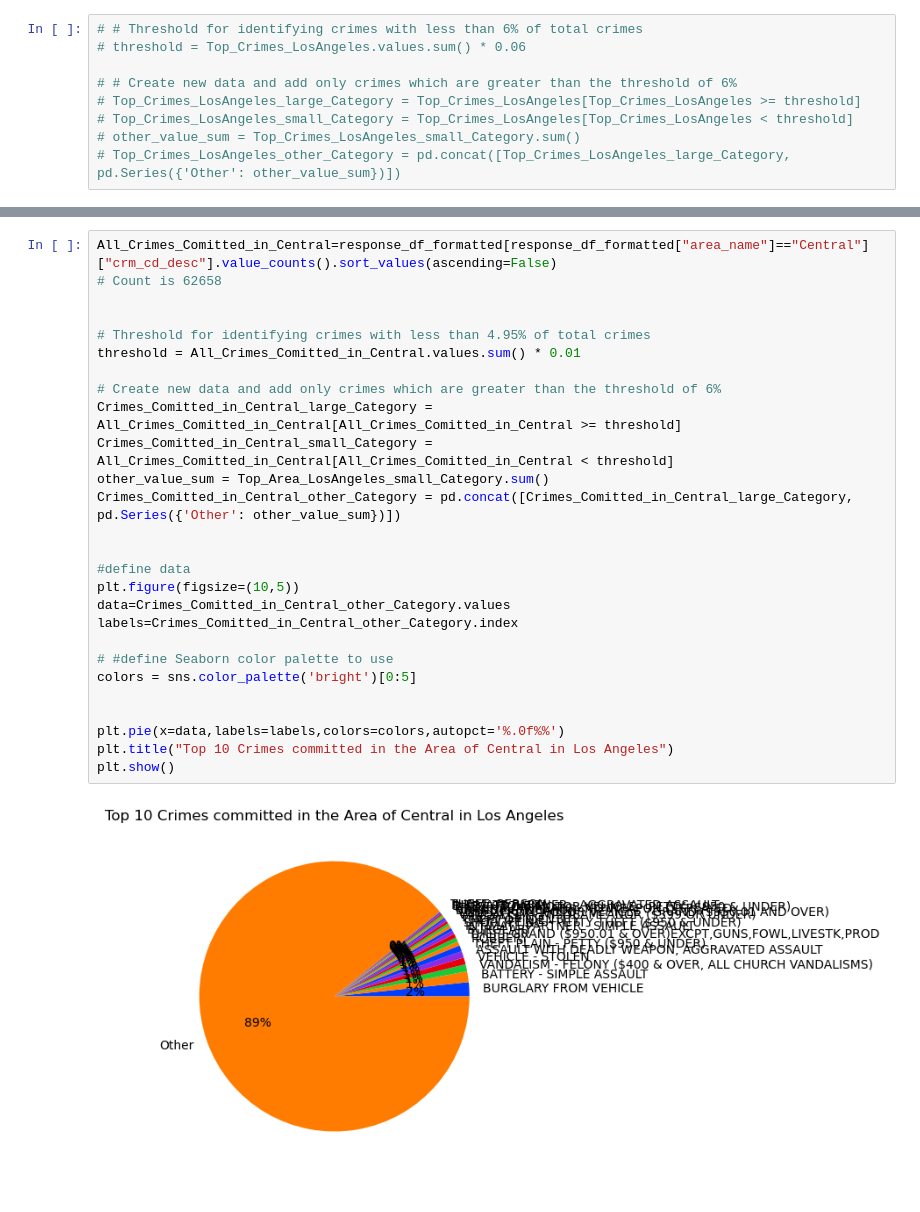
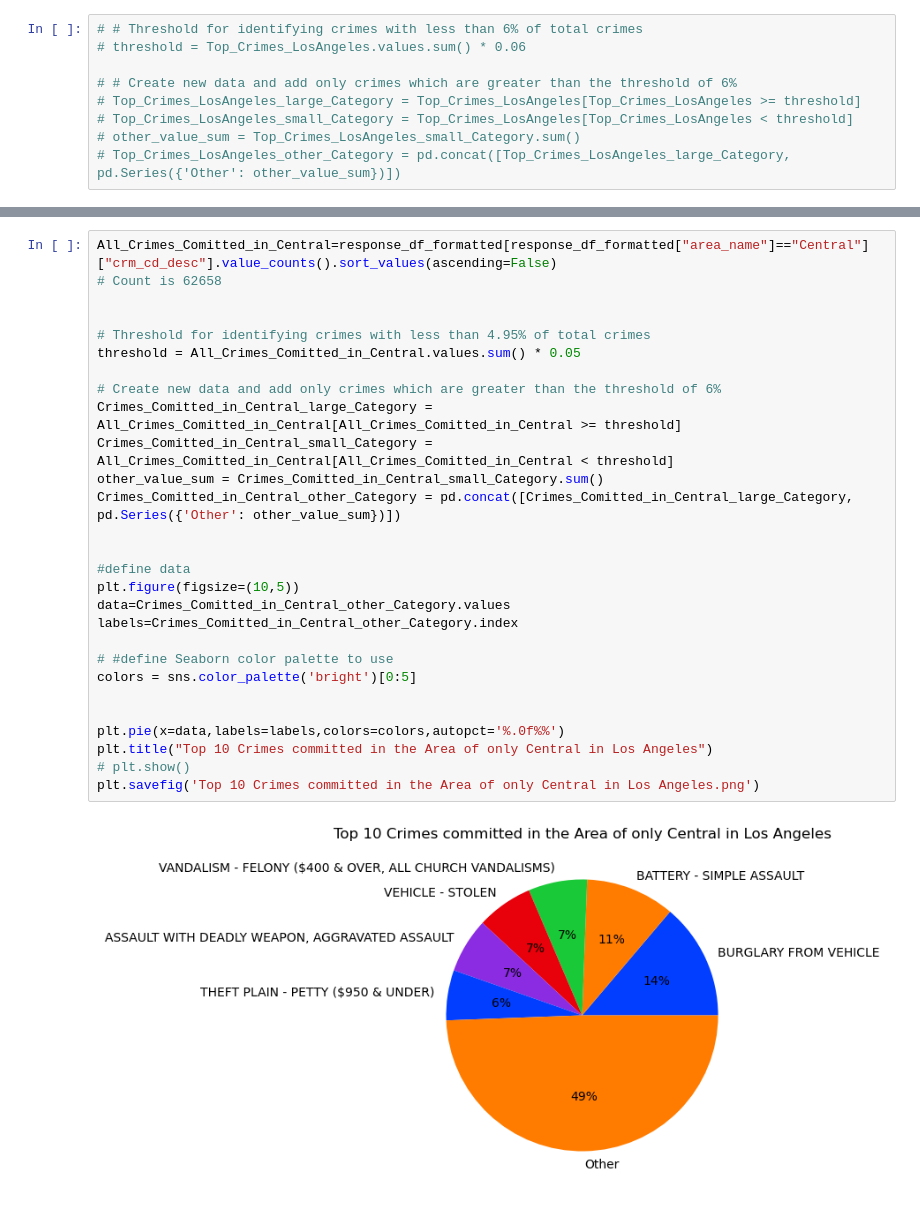
Before and after one commit to wiseorcool/Project-1-Team-4, a Jupyter notebook: April 10th Initial Graphs/json-response.ipynb, the cells around one changed output, grey strips where cells are left out. Saved outputs shown, nothing was run; the diff lists cells and outputs as text.

```diff
--- a/April 10th Initial Graphs/json-response.ipynb
+++ b/April 10th Initial Graphs/json-response.ipynb
@@ -561,29 +561,30 @@ plt.savefig('Top Areas With Highest Crime.png')
 # %%
 All_Crimes_Comitted_in_Central=response_df_formatted[response_df_formatted["area_name"]=="Central"]["crm_cd_desc"].value_counts().sort_values(ascending=False)
 # Count is 62658
 
 
 # Threshold for identifying crimes with less than 4.95% of total crimes
-threshold = All_Crimes_Comitted_in_Central.values.sum() * 0.01
+threshold = All_Crimes_Comitted_in_Central.values.sum() * 0.05
 
 # Create new data and add only crimes which are greater than the threshold of 6%
 Crimes_Comitted_in_Central_large_Category = All_Crimes_Comitted_in_Central[All_Crimes_Comitted_in_Central >= threshold]
 Crimes_Comitted_in_Central_small_Category = All_Crimes_Comitted_in_Central[All_Crimes_Comitted_in_Central < threshold]
-other_value_sum = Top_Area_LosAngeles_small_Category.sum()
+other_value_sum = Crimes_Comitted_in_Central_small_Category.sum()
 Crimes_Comitted_in_Central_other_Category = pd.concat([Crimes_Comitted_in_Central_large_Category, pd.Series({'Other': other_value_sum})])
 
 
 #define data
 plt.figure(figsize=(10,5))
 data=Crimes_Comitted_in_Central_other_Category.values
 labels=Crimes_Comitted_in_Central_other_Category.index
 
 # #define Seaborn color palette to use
 colors = sns.color_palette('bright')[0:5]
 
 
 plt.pie(x=data,labels=labels,colors=colors,autopct='%.0f%%')
-plt.title("Top 10 Crimes committed in the Area of Central in Los Angeles")
-plt.show()
+plt.title("Top 10 Crimes committed in the Area of only Central in Los Angeles")
+# plt.show()
+plt.savefig('Top 10 Crimes committed in the Area of only Central in Los Angeles.png')
 # %% [output]
-[figure, old version]
+[figure, new version]
```
Also changed, not shown: parts of 5 cells of this notebook, 6 other files.
